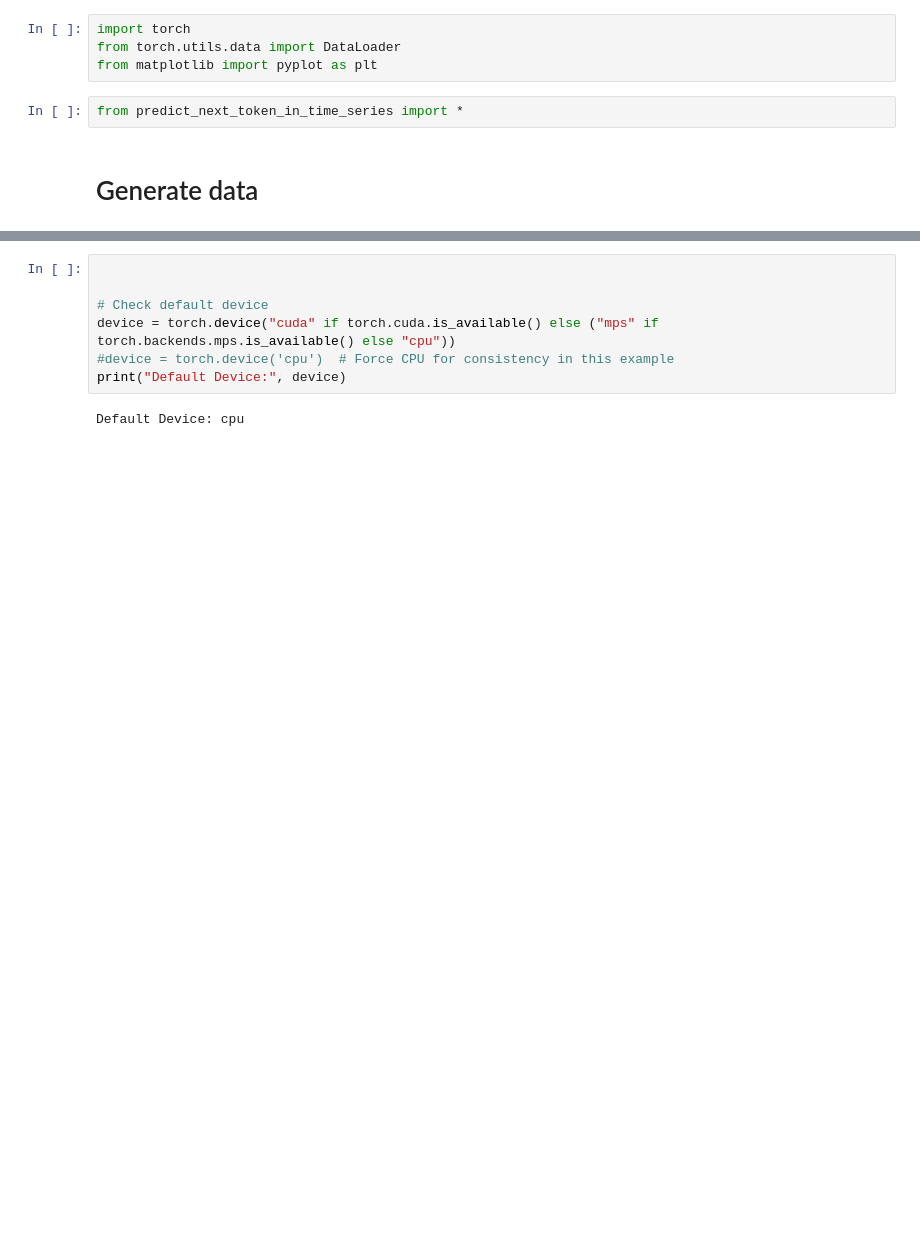
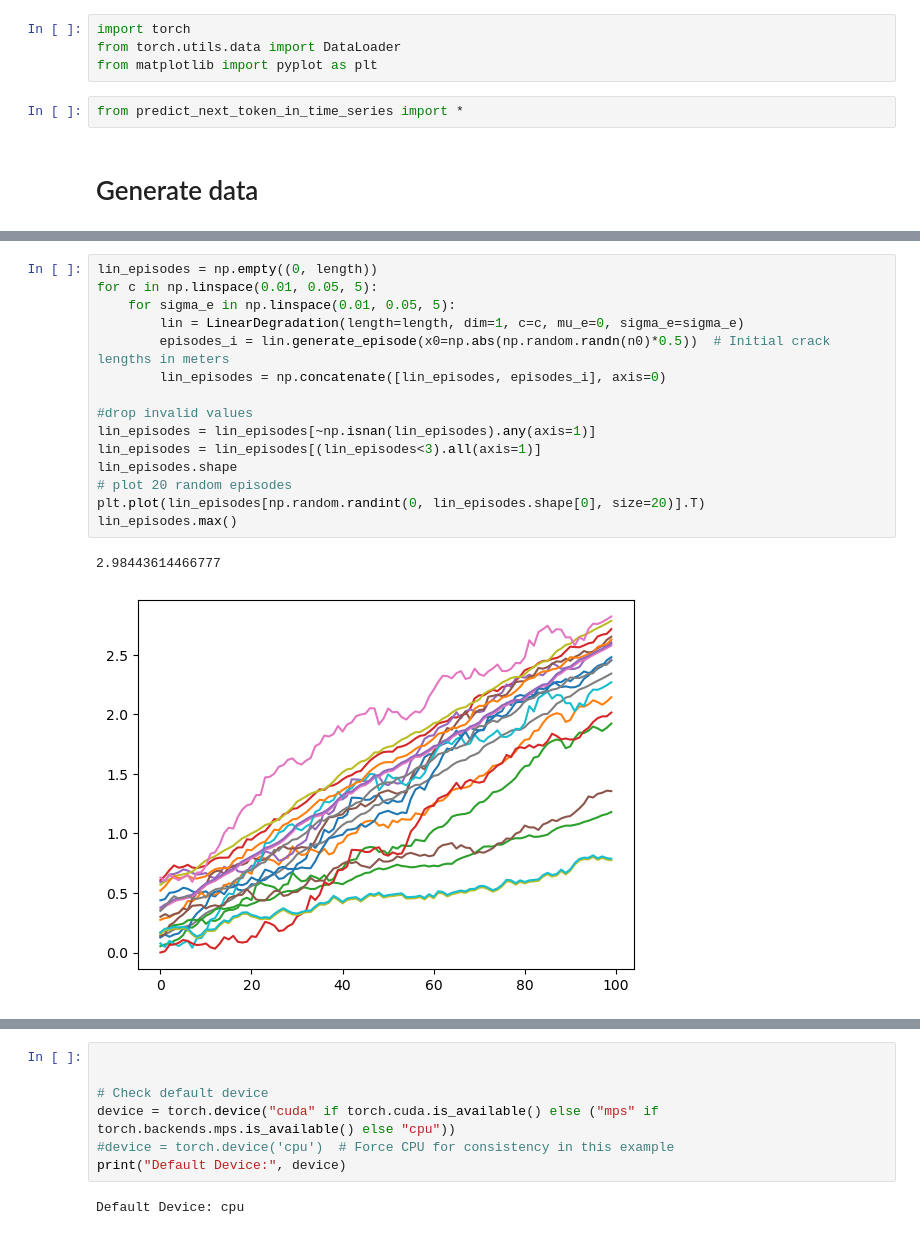
Before and after one commit to seyedasadzadeh/degradation-transformer, a Jupyter notebook: main.ipynb, the cells around one changed output, grey strips where cells are left out. Cells and saved outputs as stored; diff of their text form; blank space fills up the shorter version.

```diff
--- a/main.ipynb
+++ b/main.ipynb
@@ -33,0 +29,18 @@ plt.plot(shock.generate_episode([0, 0.5]).T)
+# %%
+lin_episodes = np.empty((0, length))
+for c in np.linspace(0.01, 0.05, 5):
+    for sigma_e in np.linspace(0.01, 0.05, 5):
+        lin = LinearDegradation(length=length, dim=1, c=c, mu_e=0, sigma_e=sigma_e)
+        episodes_i = lin.generate_episode(x0=np.abs(np.random.randn(n0)*0.5))  # Initial crack lengths in meters
+        lin_episodes = np.concatenate([lin_episodes, episodes_i], axis=0)
+
+#drop invalid values
+lin_episodes = lin_episodes[~np.isnan(lin_episodes).any(axis=1)]
+lin_episodes = lin_episodes[(lin_episodes<3).all(axis=1)]
+lin_episodes.shape
+# plot 20 random episodes
+plt.plot(lin_episodes[np.random.randint(0, lin_episodes.shape[0], size=20)].T)
+lin_episodes.max()
+# %% [output]
+2.98443614466777
+[figure, added]
```
Also changed, not shown: parts of 12 cells of this notebook.
